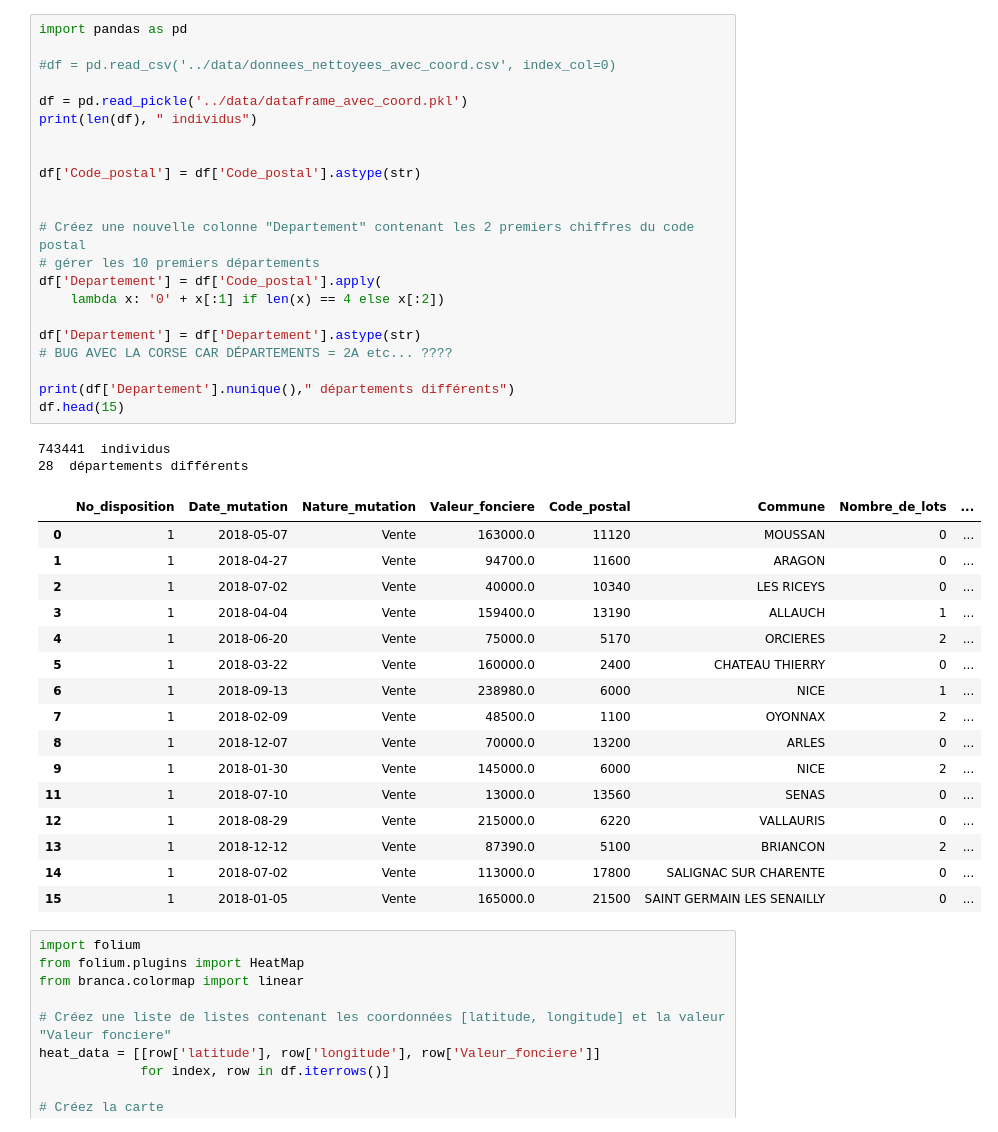
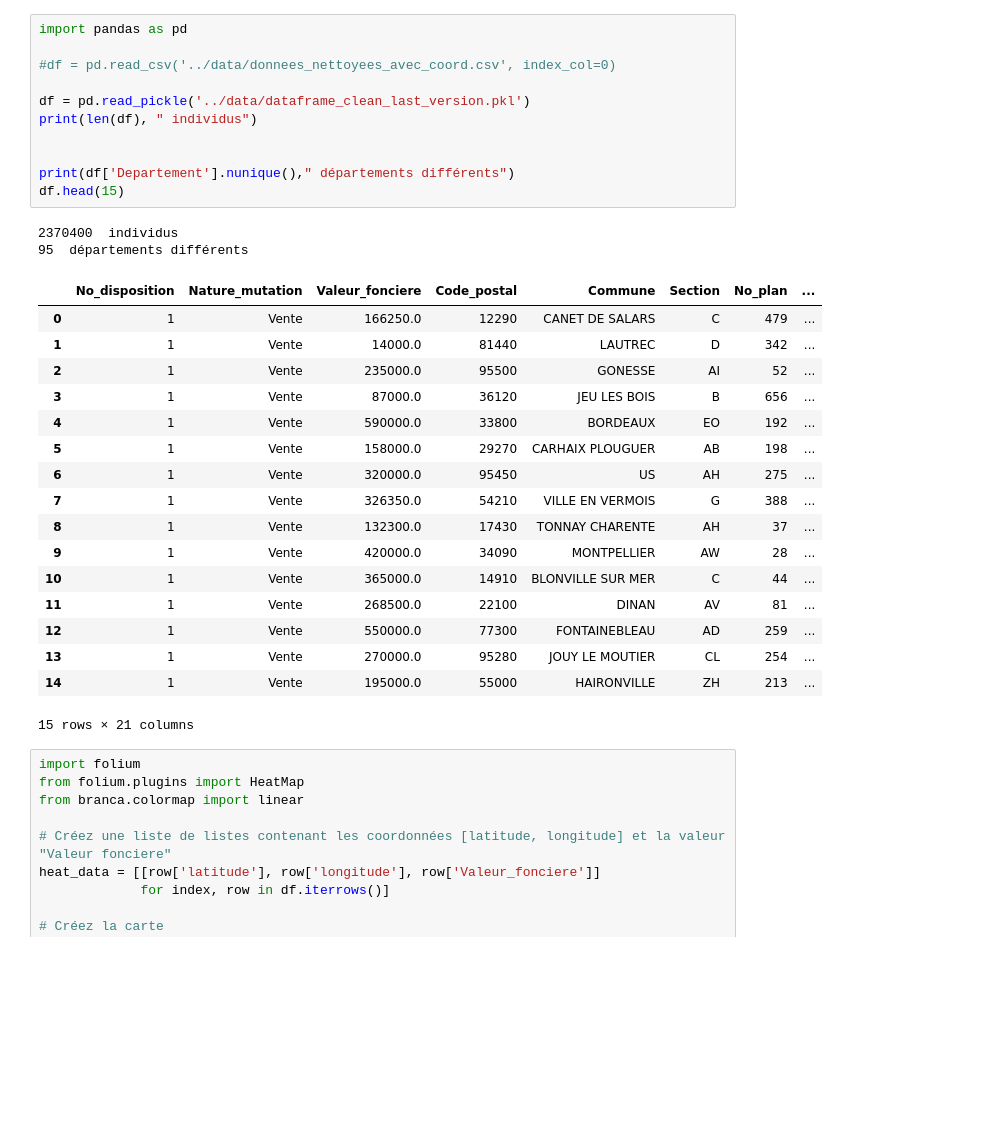
Before and after one commit to Naghan1132/Property_price_prediction, a Jupyter notebook: src/map.ipynb, the cells around one changed output. Cells and saved outputs as stored; diff of their text form; blank space fills up the shorter version.

Commit message:
fichier preprocessing avec bons individus (2 millions)

```diff
--- a/src/map.ipynb
+++ b/src/map.ipynb
@@ -1,44 +1,34 @@
 # %%
 import pandas as pd
 
 #df = pd.read_csv('../data/donnees_nettoyees_avec_coord.csv', index_col=0)
 
-df = pd.read_pickle('../data/dataframe_avec_coord.pkl')
+df = pd.read_pickle('../data/dataframe_clean_last_version.pkl')
 print(len(df), " individus")
 
 
-df['Code_postal'] = df['Code_postal'].astype(str)
-
-
-# Créez une nouvelle colonne "Departement" contenant les 2 premiers chiffres du code postal
-# gérer les 10 premiers départements
-df['Departement'] = df['Code_postal'].apply(
-    lambda x: '0' + x[:1] if len(x) == 4 else x[:2])
-
-df['Departement'] = df['Departement'].astype(str)
-# BUG AVEC LA CORSE CAR DÉPARTEMENTS = 2A etc... ????
-
 print(df['Departement'].nunique()," départements différents")
 df.head(15)
 # %% [output]
-743441  individus
-28  départements différents
+2370400  individus
+95  départements différents
-|  | No_disposition | Date_mutation | Nature_mutation | Valeur_fonciere | Code_postal | Commune | Nombre_de_lots | ... |
-| 0 | 1 | 2018-05-07 | Vente | 163000.0 | 11120 | MOUSSAN | 0 | ... |
-| 1 | 1 | 2018-04-27 | Vente | 94700.0 | 11600 | ARAGON | 0 | ... |
-| 2 | 1 | 2018-07-02 | Vente | 40000.0 | 10340 | LES RICEYS | 0 | ... |
-| 3 | 1 | 2018-04-04 | Vente | 159400.0 | 13190 | ALLAUCH | 1 | ... |
-| 4 | 1 | 2018-06-20 | Vente | 75000.0 | 5170 | ORCIERES | 2 | ... |
-| 5 | 1 | 2018-03-22 | Vente | 160000.0 | 2400 | CHATEAU THIERRY | 0 | ... |
-| 6 | 1 | 2018-09-13 | Vente | 238980.0 | 6000 | NICE | 1 | ... |
-| 7 | 1 | 2018-02-09 | Vente | 48500.0 | 1100 | OYONNAX | 2 | ... |
-| 8 | 1 | 2018-12-07 | Vente | 70000.0 | 13200 | ARLES | 0 | ... |
-| 9 | 1 | 2018-01-30 | Vente | 145000.0 | 6000 | NICE | 2 | ... |
-| 11 | 1 | 2018-07-10 | Vente | 13000.0 | 13560 | SENAS | 0 | ... |
-| 12 | 1 | 2018-08-29 | Vente | 215000.0 | 6220 | VALLAURIS | 0 | ... |
-| 13 | 1 | 2018-12-12 | Vente | 87390.0 | 5100 | BRIANCON | 2 | ... |
-| 14 | 1 | 2018-07-02 | Vente | 113000.0 | 17800 | SALIGNAC SUR CHARENTE | 0 | ... |
-| 15 | 1 | 2018-01-05 | Vente | 165000.0 | 21500 | SAINT GERMAIN LES SENAILLY | 0 | ... |
+|  | No_disposition | Nature_mutation | Valeur_fonciere | Code_postal | Commune | Section | No_plan | ... |
+| 0 | 1 | Vente | 166250.0 | 12290 | CANET DE SALARS | C | 479 | ... |
+| 1 | 1 | Vente | 14000.0 | 81440 | LAUTREC | D | 342 | ... |
+| 2 | 1 | Vente | 235000.0 | 95500 | GONESSE | AI | 52 | ... |
+| 3 | 1 | Vente | 87000.0 | 36120 | JEU LES BOIS | B | 656 | ... |
+| 4 | 1 | Vente | 590000.0 | 33800 | BORDEAUX | EO | 192 | ... |
+| 5 | 1 | Vente | 158000.0 | 29270 | CARHAIX PLOUGUER | AB | 198 | ... |
+| 6 | 1 | Vente | 320000.0 | 95450 | US | AH | 275 | ... |
+| 7 | 1 | Vente | 326350.0 | 54210 | VILLE EN VERMOIS | G | 388 | ... |
+| 8 | 1 | Vente | 132300.0 | 17430 | TONNAY CHARENTE | AH | 37 | ... |
+| 9 | 1 | Vente | 420000.0 | 34090 | MONTPELLIER | AW | 28 | ... |
+| 10 | 1 | Vente | 365000.0 | 14910 | BLONVILLE SUR MER | C | 44 | ... |
+| 11 | 1 | Vente | 268500.0 | 22100 | DINAN | AV | 81 | ... |
+| 12 | 1 | Vente | 550000.0 | 77300 | FONTAINEBLEAU | AD | 259 | ... |
+| 13 | 1 | Vente | 270000.0 | 95280 | JOUY LE MOUTIER | CL | 254 | ... |
+| 14 | 1 | Vente | 195000.0 | 55000 | HAIRONVILLE | ZH | 213 | ... |
+15 rows × 21 columns
 # %%
 import folium
 from folium.plugins import HeatMap
```
Also changed, not shown: parts of 1 cell of this notebook, 1 other file.
